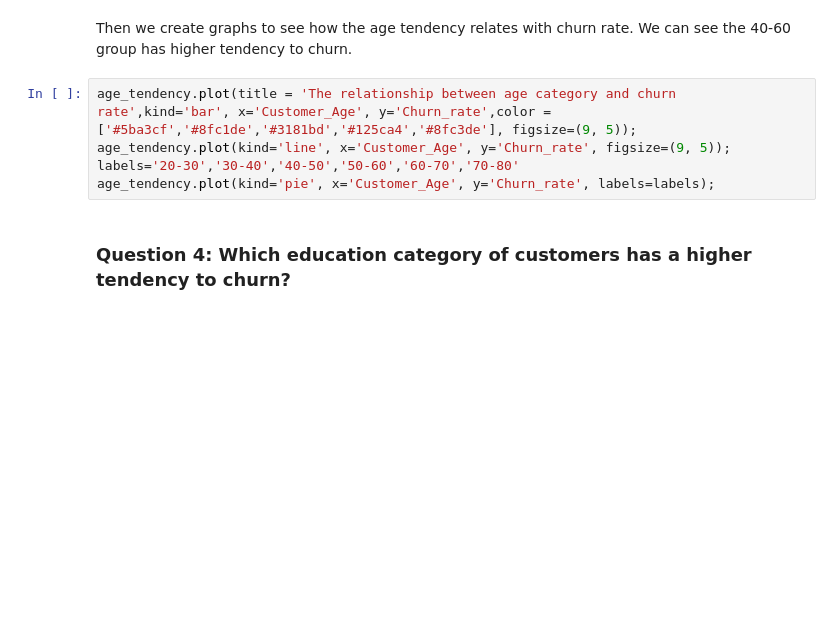
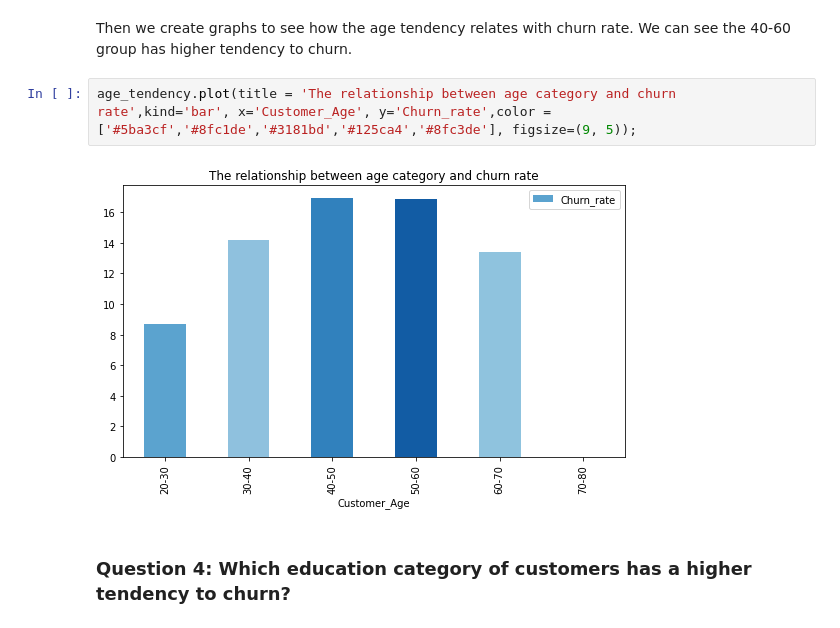
Before and after one commit to zhouchun0105/credit-card-churners, a Jupyter notebook: SUBMIT_creditcard_churners_team1.ipynb, the cells around one changed output. Cells and saved outputs as stored; diff of their text form; blank space fills up the shorter version.

```diff
--- a/SUBMIT_creditcard_churners_team1.ipynb
+++ b/SUBMIT_creditcard_churners_team1.ipynb
@@ -224,9 +232,8 @@ age_tendency
 Then we create graphs to see how the age tendency relates with churn rate. We can see the 40-60 group has higher tendency to churn.
 # %%
 age_tendency.plot(title = 'The relationship between age category and churn rate',kind='bar', x='Customer_Age', y='Churn_rate',color = ['#5ba3cf','#8fc1de','#3181bd','#125ca4','#8fc3de'], figsize=(9, 5));
-age_tendency.plot(kind='line', x='Customer_Age', y='Churn_rate', figsize=(9, 5));
-labels='20-30','30-40','40-50','50-60','60-70','70-80'
-age_tendency.plot(kind='pie', x='Customer_Age', y='Churn_rate', labels=labels);
+# %% [output]
+[figure, added]
 # %% [markdown]
 ### **Question 4: Which education category of customers has a higher tendency to churn?**
 # %% [markdown]
```
Also changed, not shown: parts of 8 cells of this notebook.
